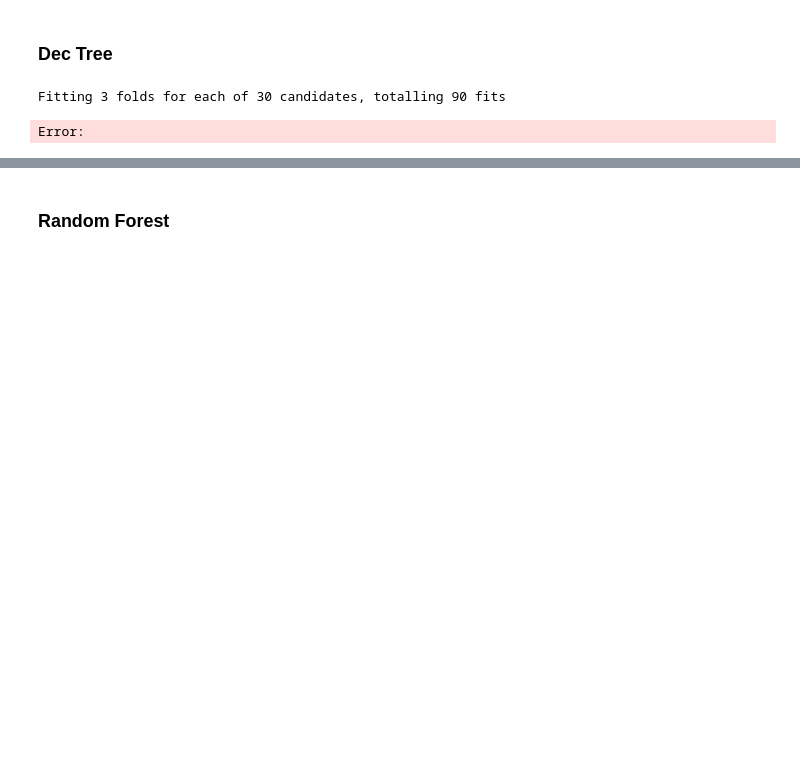
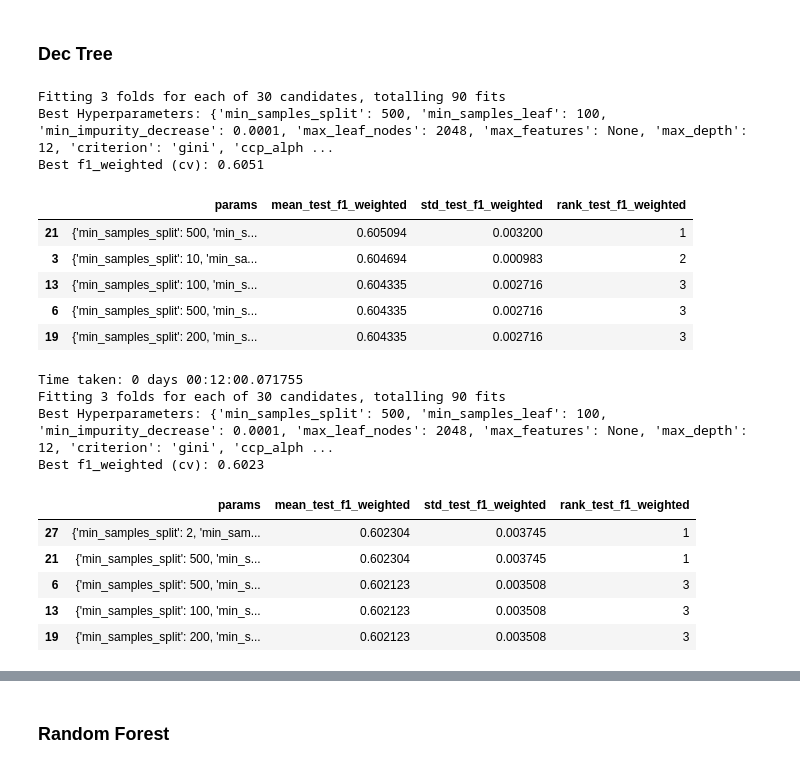
Before and after one commit to fbec76/sas-curiosity-cup-2026, a Jupyter notebook: notebooks/dec_tree_exploration.ipynb, the cells around one changed output, grey strips where cells are left out. Saved outputs shown, nothing was run; the diff lists cells and outputs as text; code cells hidden in the pictures; blank space fills up the shorter version.

```diff
--- a/notebooks/dec_tree_exploration.ipynb
+++ b/notebooks/dec_tree_exploration.ipynb
@@ -68,7 +68,7 @@ Data loaded from downloads directory.
 # %%
 # master_data = master_data_orig.copy()
 master_data_dropped = master_data_dropped_orig.copy()
-# master_data_imputed = master_data_imputed_orig.copy()
+master_data_imputed = master_data_imputed_orig.copy()
 # %%
 master_data_dropped.shape
 # %%
@@ -84,6 +87,7 @@ cols_to_drop = ['GAME_DATE', 'TEAM_ID', 'GAME_ID', 'PLAYER_NAME', 'PLAYER_ID', '
 cols_present_to_drop = [c for c in cols_to_drop if c in master_data_dropped.columns]
 if cols_present_to_drop:
     master_data_dropped.drop(columns=cols_present_to_drop, inplace=True)
+    master_data_imputed.drop(columns=cols_present_to_drop, inplace=True)
 # %%
 master_data_dropped.head(2)
 # %%
@@ -579,16 +654,44 @@ def decision_tree_classifier(df, target, features_list, cv_folds=5, scoring="f1_
         param_dist=param_dist,
     )
 # %%
-features_list = master_data_dropped_normalised.drop(columns=['MADE_SHOT']).columns.tolist()
+features_list_dropped = master_data_dropped_normalised.drop(columns=['MADE_SHOT']).columns.tolist()
+
+features_list_imputed = master_data_imputed_normalised.drop(columns=['MADE_SHOT']).columns.tolist()
 # %%
-best_dt_model = decision_tree_classifier(
+best_dt_model_dropped = decision_tree_classifier(
     df=master_data_dropped_normalised,
     target='MADE_SHOT',
-    features_list=features_list,
+    features_list=features_list_dropped,
     cv_folds=3,
     scoring='f1_weighted',
     n_iter=30
 )
+
+best_dt_model_imputed = decision_tree_classifier(
+    df=master_data_imputed_normalised,
+    target='MADE_SHOT',
+    features_list=features_list_imputed,
+    cv_folds=3,
+    scoring='f1_weighted',
+    n_iter=30
+)
 # %% [output]
 Fitting 3 folds for each of 30 candidates, totalling 90 fits
+Best Hyperparameters: {'min_samples_split': 500, 'min_samples_leaf': 100, 'min_impurity_decrease': 0.0001, 'max_leaf_nodes': 2048, 'max_features': None, 'max_depth': 12, 'criterion': 'gini', 'ccp_alph ...
+Best f1_weighted (cv): 0.6051
+|  | params | mean_test_f1_weighted | std_test_f1_weighted | rank_test_f1_weighted |
+| 21 | {'min_samples_split': 500, 'min_s... | 0.605094 | 0.003200 | 1 |
+| 3 | {'min_samples_split': 10, 'min_sa... | 0.604694 | 0.000983 | 2 |
+| 13 | {'min_samples_split': 100, 'min_s... | 0.604335 | 0.002716 | 3 |
+| 6 | {'min_samples_split': 500, 'min_s... | 0.604335 | 0.002716 | 3 |
+| 19 | {'min_samples_split': 200, 'min_s... | 0.604335 | 0.002716 | 3 |
-Error:
+Time taken: 0 days 00:12:00.071755
+Fitting 3 folds for each of 30 candidates, totalling 90 fits
+Best Hyperparameters: {'min_samples_split': 500, 'min_samples_leaf': 100, 'min_impurity_decrease': 0.0001, 'max_leaf_nodes': 2048, 'max_features': None, 'max_depth': 12, 'criterion': 'gini', 'ccp_alph ...
+Best f1_weighted (cv): 0.6023
+|  | params | mean_test_f1_weighted | std_test_f1_weighted | rank_test_f1_weighted |
+| 27 | {'min_samples_split': 2, 'min_sam... | 0.602304 | 0.003745 | 1 |
+| 21 | {'min_samples_split': 500, 'min_s... | 0.602304 | 0.003745 | 1 |
+| 6 | {'min_samples_split': 500, 'min_s... | 0.602123 | 0.003508 | 3 |
+| 13 | {'min_samples_split': 100, 'min_s... | 0.602123 | 0.003508 | 3 |
+| 19 | {'min_samples_split': 200, 'min_s... | 0.602123 | 0.003508 | 3 |
```
Also changed, not shown: parts of 19 cells of this notebook.
